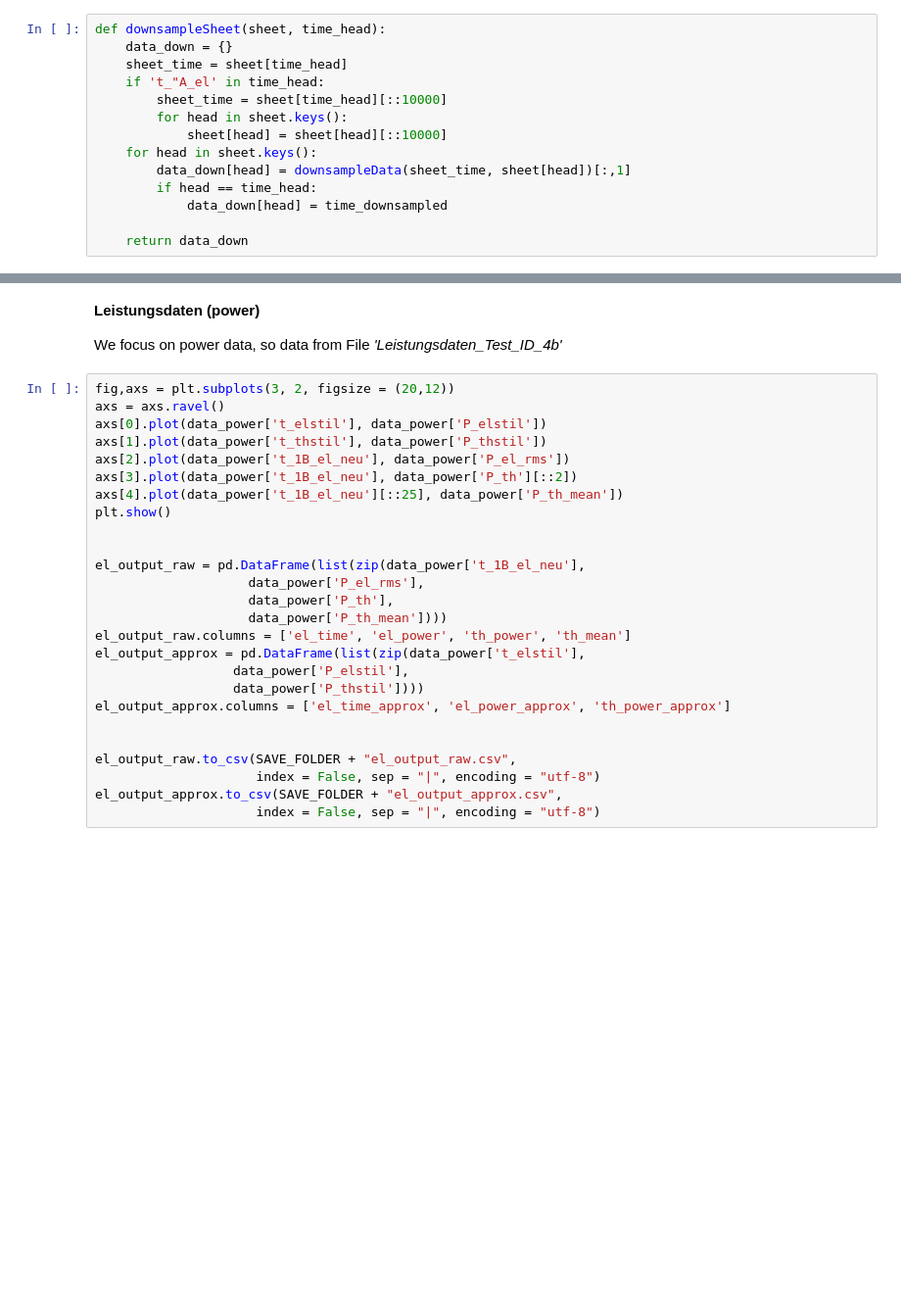
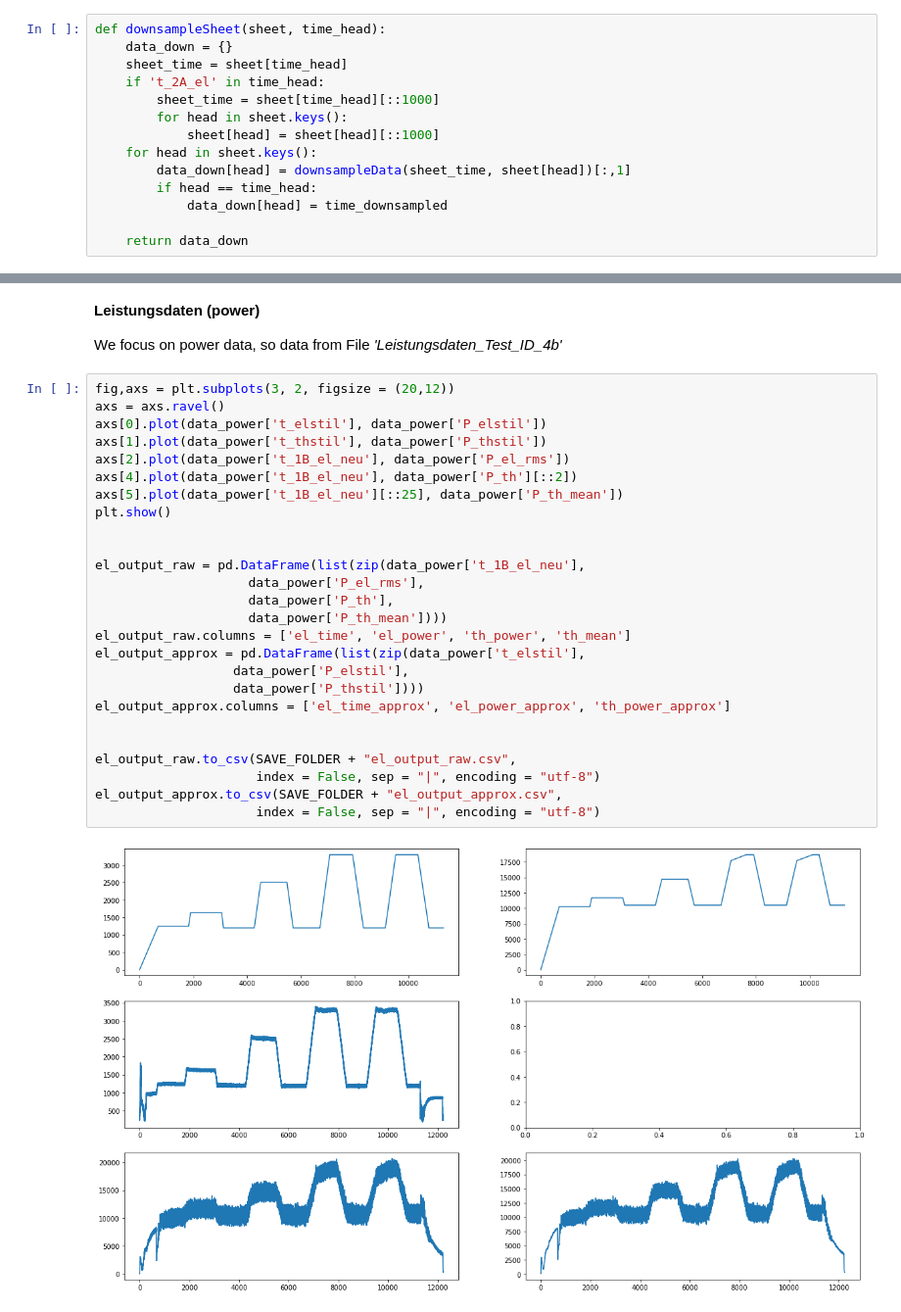
Before and after one commit to Energy-Theory-Guided-Data-Science/Gas-Turbine, a Jupyter notebook: Code/Data_Preprocessing.ipynb, the cells around one changed output, grey strips where cells are left out. Shown at 98% size. Saved outputs shown, nothing was run; the diff lists cells and outputs as text; blank space fills up the shorter version.

```diff
--- a/Code/Data_Preprocessing.ipynb
+++ b/Code/Data_Preprocessing.ipynb
@@ -65,10 +75,10 @@ def downsampleData(time, values):
 def downsampleSheet(sheet, time_head):
     data_down = {}
     sheet_time = sheet[time_head]
-    if 't_"A_el' in time_head:
-        sheet_time = sheet[time_head][::10000]
+    if 't_2A_el' in time_head:
+        sheet_time = sheet[time_head][::1000]
         for head in sheet.keys():
-            sheet[head] = sheet[head][::10000]
+            sheet[head] = sheet[head][::1000]
     for head in sheet.keys():
         data_down[head] = downsampleData(sheet_time, sheet[head])[:,1]
         if head == time_head:
@@ -269,26 +283,28 @@ We focus on power data, so data from File _'Leistungsdaten_Test_ID_4b'_
 # %%
 fig,axs = plt.subplots(3, 2, figsize = (20,12))
 axs = axs.ravel()
 axs[0].plot(data_power['t_elstil'], data_power['P_elstil'])
 axs[1].plot(data_power['t_thstil'], data_power['P_thstil'])
 axs[2].plot(data_power['t_1B_el_neu'], data_power['P_el_rms'])
-axs[3].plot(data_power['t_1B_el_neu'], data_power['P_th'][::2])
-axs[4].plot(data_power['t_1B_el_neu'][::25], data_power['P_th_mean'])
+axs[4].plot(data_power['t_1B_el_neu'], data_power['P_th'][::2])
+axs[5].plot(data_power['t_1B_el_neu'][::25], data_power['P_th_mean'])
 plt.show()
 
 
 el_output_raw = pd.DataFrame(list(zip(data_power['t_1B_el_neu'],
                     data_power['P_el_rms'],
                     data_power['P_th'],
                     data_power['P_th_mean'])))
 el_output_raw.columns = ['el_time', 'el_power', 'th_power', 'th_mean']
 el_output_approx = pd.DataFrame(list(zip(data_power['t_elstil'],
                   data_power['P_elstil'],
                   data_power['P_thstil'])))
 el_output_approx.columns = ['el_time_approx', 'el_power_approx', 'th_power_approx']
 
 
 el_output_raw.to_csv(SAVE_FOLDER + "el_output_raw.csv",
                      index = False, sep = "|", encoding = "utf-8")
 el_output_approx.to_csv(SAVE_FOLDER + "el_output_approx.csv",
                      index = False, sep = "|", encoding = "utf-8")
+# %% [output]
+[figure, added]
```
Also changed, not shown: parts of 9 cells of this notebook.
